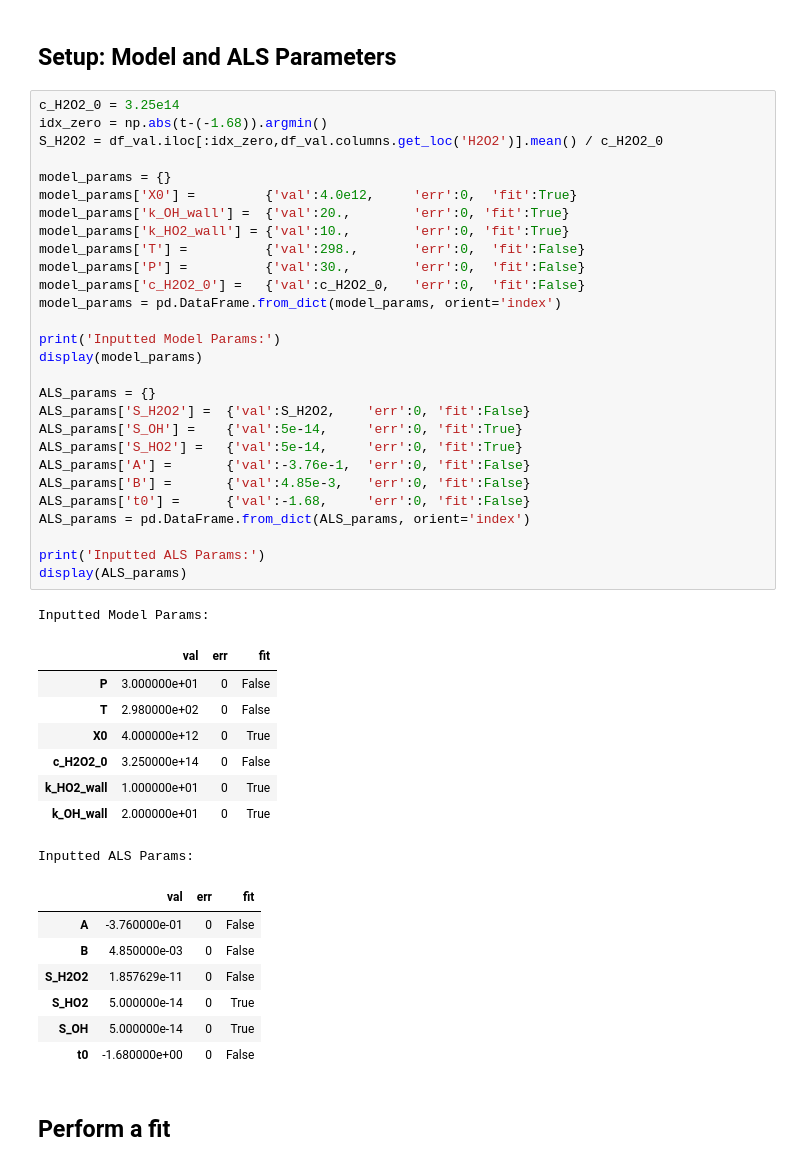
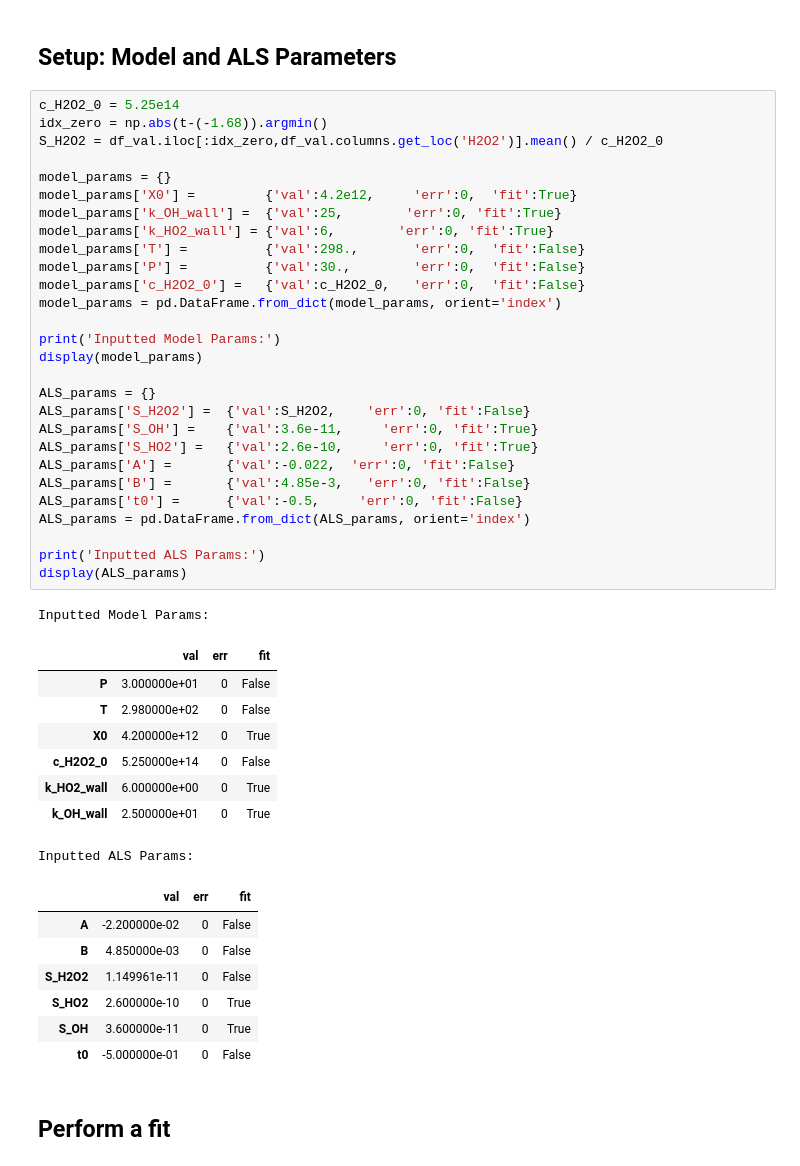
Before and after one commit to mdsmarte/ALS-Kinetic-Model, a Jupyter notebook: ex_notebook_1.ipynb, the cells around one changed output. Saved outputs shown, nothing was run; the diff lists cells and outputs as text.

```diff
--- a/ex_notebook_1.ipynb
+++ b/ex_notebook_1.ipynb
@@ -57,50 +71,50 @@ display(data)
 # %% [markdown]
 ## Setup: Model and ALS Parameters
 # %%
-c_H2O2_0 = 3.25e14
+c_H2O2_0 = 5.25e14
 idx_zero = np.abs(t-(-1.68)).argmin()
 S_H2O2 = df_val.iloc[:idx_zero,df_val.columns.get_loc('H2O2')].mean() / c_H2O2_0
 
 model_params = {}
-model_params['X0'] =         {'val':4.0e12,     'err':0,  'fit':True}
-model_params['k_OH_wall'] =  {'val':20.,        'err':0, 'fit':True}
-model_params['k_HO2_wall'] = {'val':10.,        'err':0, 'fit':True}
+model_params['X0'] =         {'val':4.2e12,     'err':0,  'fit':True}
+model_params['k_OH_wall'] =  {'val':25,        'err':0, 'fit':True}
+model_params['k_HO2_wall'] = {'val':6,        'err':0, 'fit':True}
 model_params['T'] =          {'val':298.,       'err':0,  'fit':False}
 model_params['P'] =          {'val':30.,        'err':0,  'fit':False}
 model_params['c_H2O2_0'] =   {'val':c_H2O2_0,   'err':0,  'fit':False}
 model_params = pd.DataFrame.from_dict(model_params, orient='index')
 
 print('Inputted Model Params:')
 display(model_params)
 
 ALS_params = {}
 ALS_params['S_H2O2'] =  {'val':S_H2O2,    'err':0, 'fit':False}
-ALS_params['S_OH'] =    {'val':5e-14,     'err':0, 'fit':True}
-ALS_params['S_HO2'] =   {'val':5e-14,     'err':0, 'fit':True}
-ALS_params['A'] =       {'val':-3.76e-1,  'err':0, 'fit':False}
+ALS_params['S_OH'] =    {'val':3.6e-11,     'err':0, 'fit':True}
+ALS_params['S_HO2'] =   {'val':2.6e-10,     'err':0, 'fit':True}
+ALS_params['A'] =       {'val':-0.022,  'err':0, 'fit':False}
 ALS_params['B'] =       {'val':4.85e-3,   'err':0, 'fit':False}
-ALS_params['t0'] =      {'val':-1.68,     'err':0, 'fit':False}
+ALS_params['t0'] =      {'val':-0.5,     'err':0, 'fit':False}
 ALS_params = pd.DataFrame.from_dict(ALS_params, orient='index')
 
 print('Inputted ALS Params:')
 display(ALS_params)
 # %% [output]
 Inputted Model Params:
 |  | val | err | fit |
 | P | 3.000000e+01 | 0 | False |
 | T | 2.980000e+02 | 0 | False |
-| X0 | 4.000000e+12 | 0 | True |
-| c_H2O2_0 | 3.250000e+14 | 0 | False |
-| k_HO2_wall | 1.000000e+01 | 0 | True |
-| k_OH_wall | 2.000000e+01 | 0 | True |
+| X0 | 4.200000e+12 | 0 | True |
+| c_H2O2_0 | 5.250000e+14 | 0 | False |
+| k_HO2_wall | 6.000000e+00 | 0 | True |
+| k_OH_wall | 2.500000e+01 | 0 | True |
 Inputted ALS Params:
 |  | val | err | fit |
-| A | -3.760000e-01 | 0 | False |
+| A | -2.200000e-02 | 0 | False |
 | B | 4.850000e-03 | 0 | False |
-| S_H2O2 | 1.857629e-11 | 0 | False |
-| S_HO2 | 5.000000e-14 | 0 | True |
-| S_OH | 5.000000e-14 | 0 | True |
-| t0 | -1.680000e+00 | 0 | False |
+| S_H2O2 | 1.149961e-11 | 0 | False |
+| S_HO2 | 2.600000e-10 | 0 | True |
+| S_OH | 3.600000e-11 | 0 | True |
+| t0 | -5.000000e-01 | 0 | False |
 # %% [markdown]
 ## Perform a fit
 # %%
```
Also changed, not shown: parts of 7 cells of this notebook, 1 other file.
